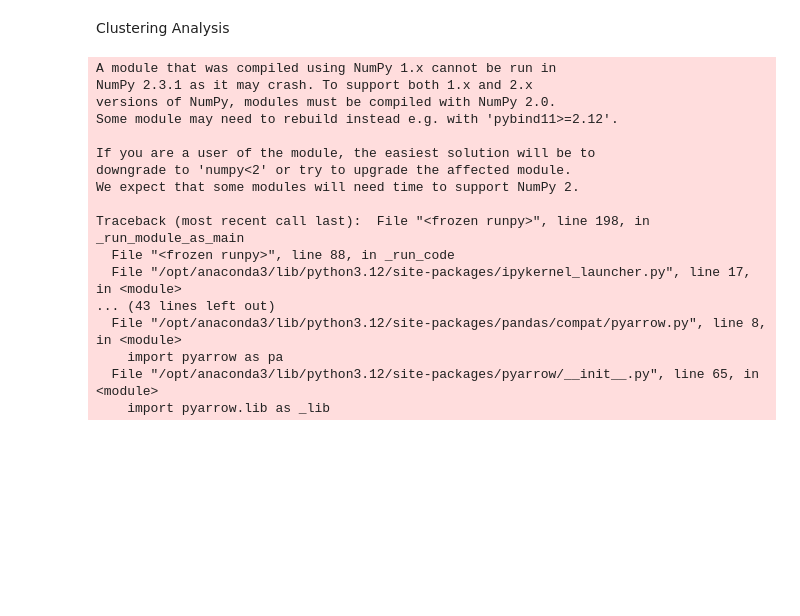
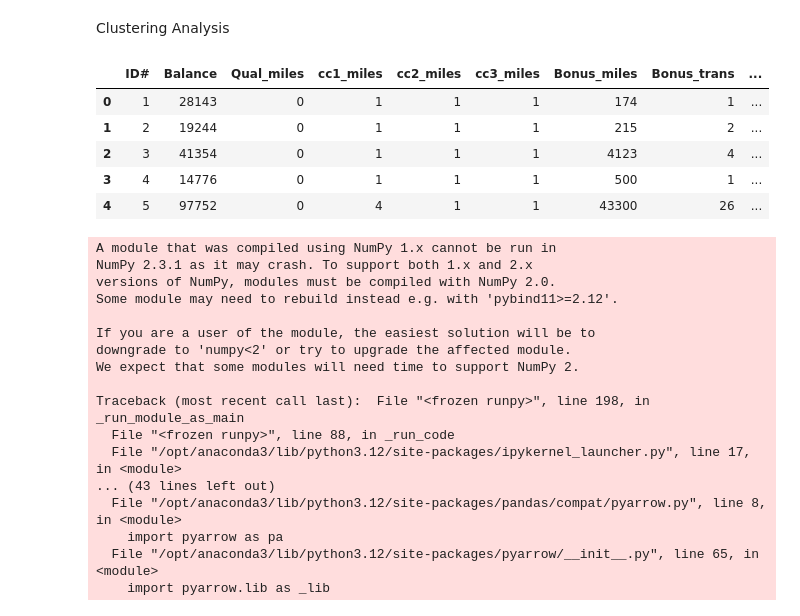
Before and after one commit to suraksha2/Clustering-Analysis, a Jupyter notebook: Clustering Analysis.ipynb, the cells around one changed output. Cells and saved outputs as stored; diff of their text form; code cells hidden in the pictures; blank space fills up the shorter version.

```diff
--- a/Clustering Analysis.ipynb
+++ b/Clustering Analysis.ipynb
@@ -1,5 +1,19 @@
 # %% [markdown]
 Clustering Analysis
+# %%
+# Load Dataset
+import pandas as pd
+
+file_path = 'EastWestAirlines.xlsx'
+df = pd.read_excel(file_path, sheet_name=1)
+df.head()
+# %% [output]
+|  | ID# | Balance | Qual_miles | cc1_miles | cc2_miles | cc3_miles | Bonus_miles | Bonus_trans | ... |
+| 0 | 1 | 28143 | 0 | 1 | 1 | 1 | 174 | 1 | ... |
+| 1 | 2 | 19244 | 0 | 1 | 1 | 1 | 215 | 2 | ... |
+| 2 | 3 | 41354 | 0 | 1 | 1 | 1 | 4123 | 4 | ... |
+| 3 | 4 | 14776 | 0 | 1 | 1 | 1 | 500 | 1 | ... |
+| 4 | 5 | 97752 | 0 | 4 | 1 | 1 | 43300 | 26 | ... |
 # %%
 # Import libraries
 import pandas as pd
```
Also changed, not shown: parts of 1 cell of this notebook.
